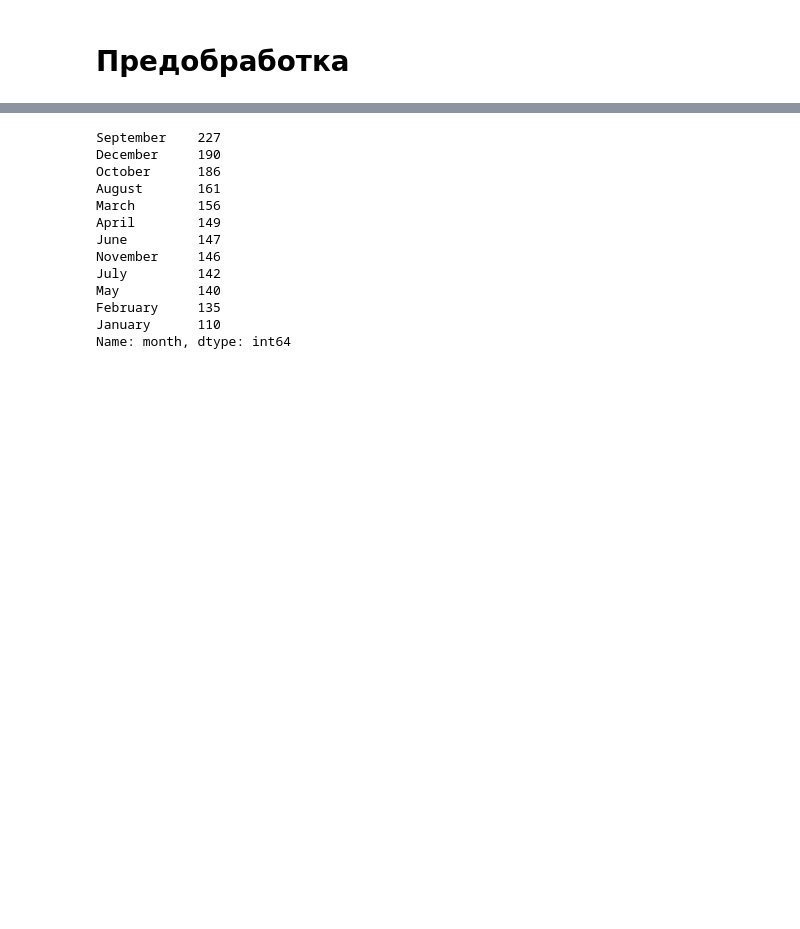
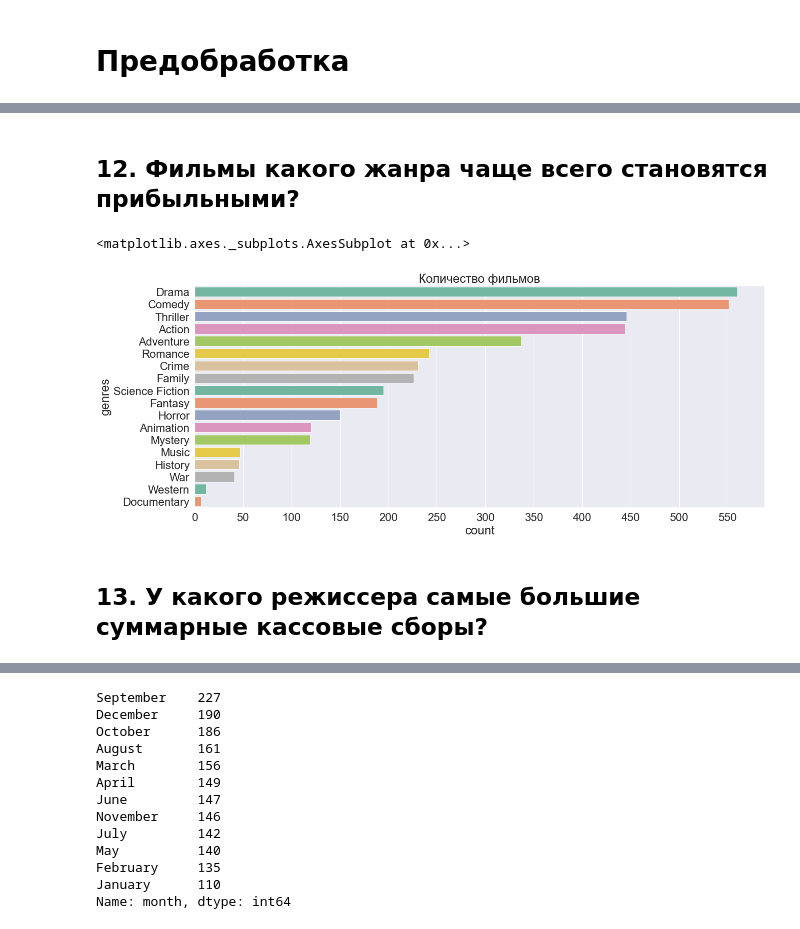
Before and after one commit to IvanAleshin/Skillfactory_projects, a Jupyter notebook: module_1/Film analysis.ipynb, the cells around one changed output, grey strips where cells are left out. Cells and saved outputs as stored; diff of their text form; code cells hidden in the pictures; blank space fills up the shorter version.

```diff
--- a/module_1/Film analysis.ipynb
+++ b/module_1/Film analysis.ipynb
@@ -311,0 +234,15 @@ Name: revenue, Length: 466, dtype: int64
+# %% [markdown]
+## 12. Фильмы какого жанра чаще всего становятся прибыльными?
+# %%
+# Количество прибыльных фильмов каждого жанра
+sns.set(font_scale=2)
+plt.subplots(figsize=(20, 8))
+plt.xticks(ticks = range(0,601,50))
+plt.title('Количество фильмов')
+sns.countplot(y="genres",
+              data=data_genres[data_genres['profit'] > 0],
+              order=data_genres[data_genres['profit'] > 0].genres.value_counts().index,
+              palette='Set2')
+# %% [output]
+<matplotlib.axes._subplots.AxesSubplot at 0x...>
+[figure, added]
@@ -311,0 +251,2 @@ Name: revenue, Length: 466, dtype: int64
+# %% [markdown]
+## 13. У какого режиссера самые большие суммарные кассовые сборы?
```
Also changed, not shown: parts of 130 cells of this notebook, 1 other file.
